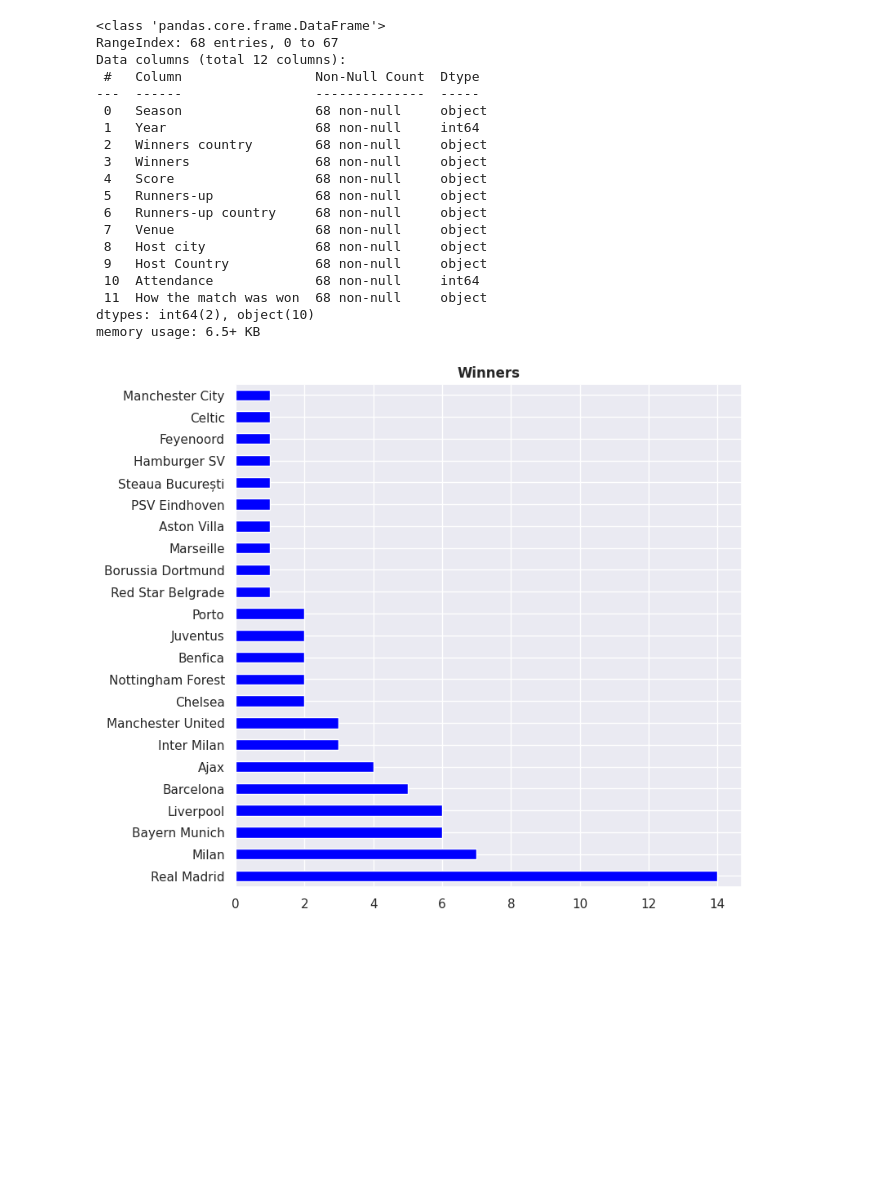
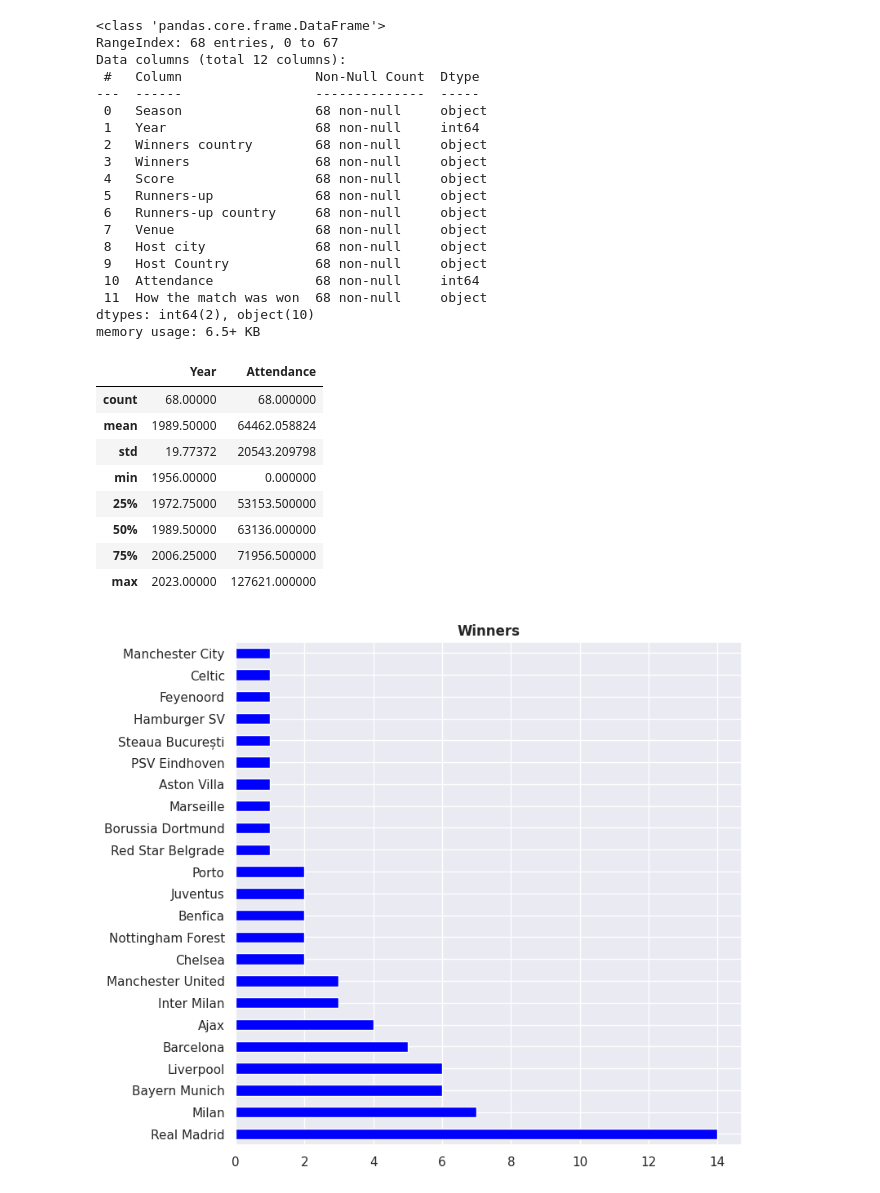
Before and after one commit to guilhermelaviola/SoccerCompetitionsStudy, a Jupyter notebook: UCLStudy.ipynb, the cells around one changed output. Cells and saved outputs as stored; diff of their text form; code cells hidden in the pictures; blank space fills up the shorter version.

Commit message:
I applied the describe() method to get statistical information of the numerical data in the dataset.

```diff
--- a/UCLStudy.ipynb
+++ b/UCLStudy.ipynb
@@ -50,6 +50,19 @@ Data columns (total 12 columns):
  11  How the match was won  68 non-null     object
 dtypes: int64(2), object(10)
 memory usage: 6.5+ KB
+# %%
+# Displaying general statistical information of the number data present in the dataset:
+ucl.describe()
+# %% [output]
+|  | Year | Attendance |
+| count | 68.00000 | 68.000000 |
+| mean | 1989.50000 | 64462.058824 |
+| std | 19.77372 | 20543.209798 |
+| min | 1956.00000 | 0.000000 |
+| 25% | 1972.75000 | 53153.500000 |
+| 50% | 1989.50000 | 63136.000000 |
+| 75% | 2006.25000 | 71956.500000 |
+| max | 2023.00000 | 127621.000000 |
 # %%
 # Displaying the number of titles by club:
 ucl['Winners'].value_counts().plot(kind = 'barh', color = 'blue', figsize = (8, 8))
```
